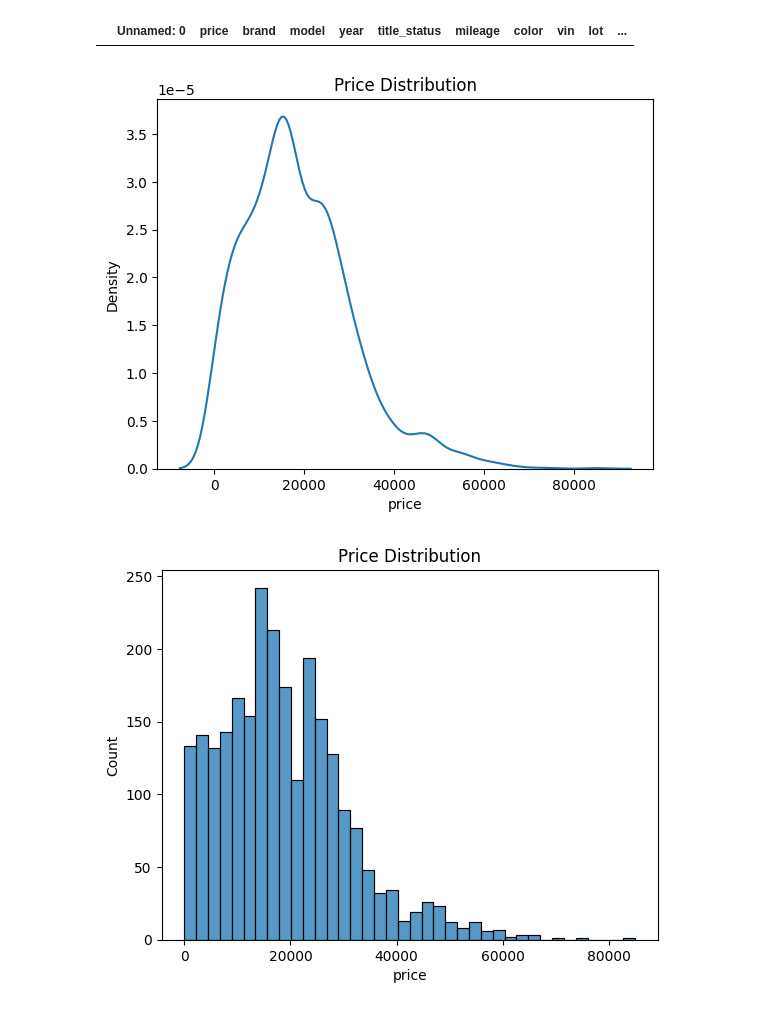
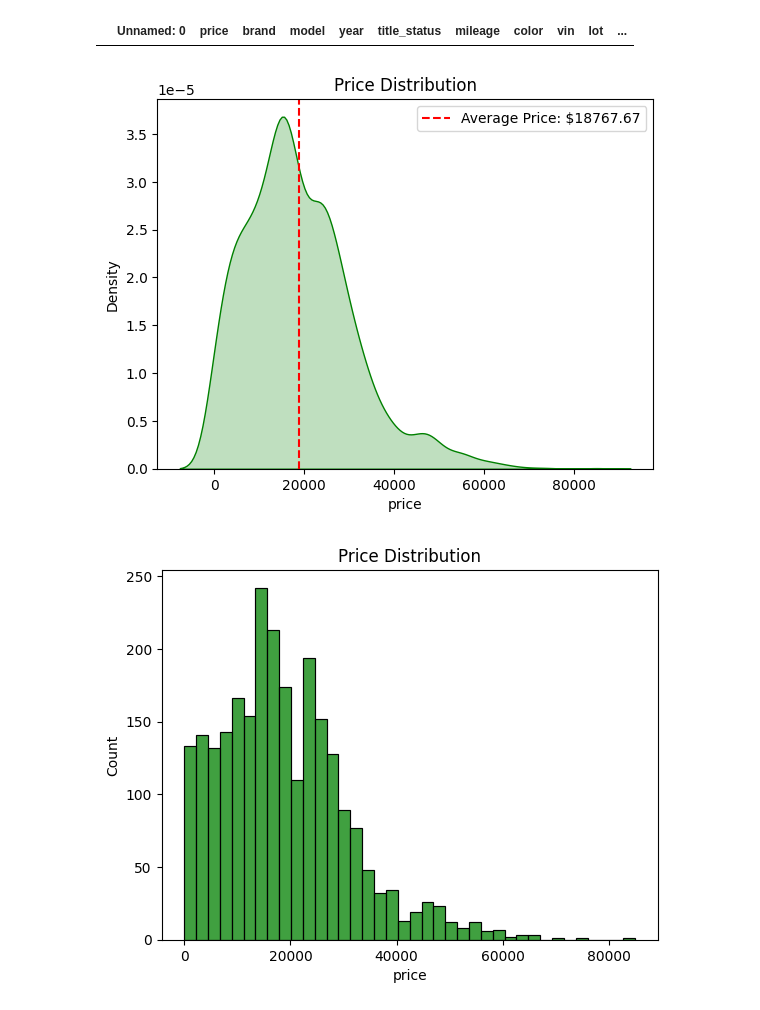
Before and after one commit to masonnicoletti/Car-Analysis-Project, a Jupyter notebook: eda.ipynb, the cells around one changed output. Saved outputs shown, nothing was run; the diff lists cells and outputs as text; code cells hidden in the pictures.

```diff
--- a/eda.ipynb
+++ b/eda.ipynb
@@ -56,14 +57,20 @@ cars[duplicates]
 # %% [output]
 |  | Unnamed: 0 | price | brand | model | year | title_status | mileage | color | vin | lot | ... |
 # %%
+# Calculate the average price
+ave_price = cars['price'].mean().round(2)
+
 # Visualize the target variable: price
-sns.kdeplot(cars['price'])
+sns.kdeplot(cars['price'], fill=True, color='green')
+plt.axvline(ave_price, label=f"Average Price: ${ave_price}", color='red', linestyle='--')
+plt.legend()
 plt.title("Price Distribution")
 plt.show()
 
-sns.histplot(cars['price'])
+# Visualize as a histogram
+sns.histplot(cars['price'], color='green')
 plt.title("Price Distribution")
 plt.show()
 # %% [output]
-[figure, old version]
+[figure, new version]
-[figure, old version]
+[figure, new version]
```
Also changed, not shown: parts of 23 cells of this notebook, 1 other file.
